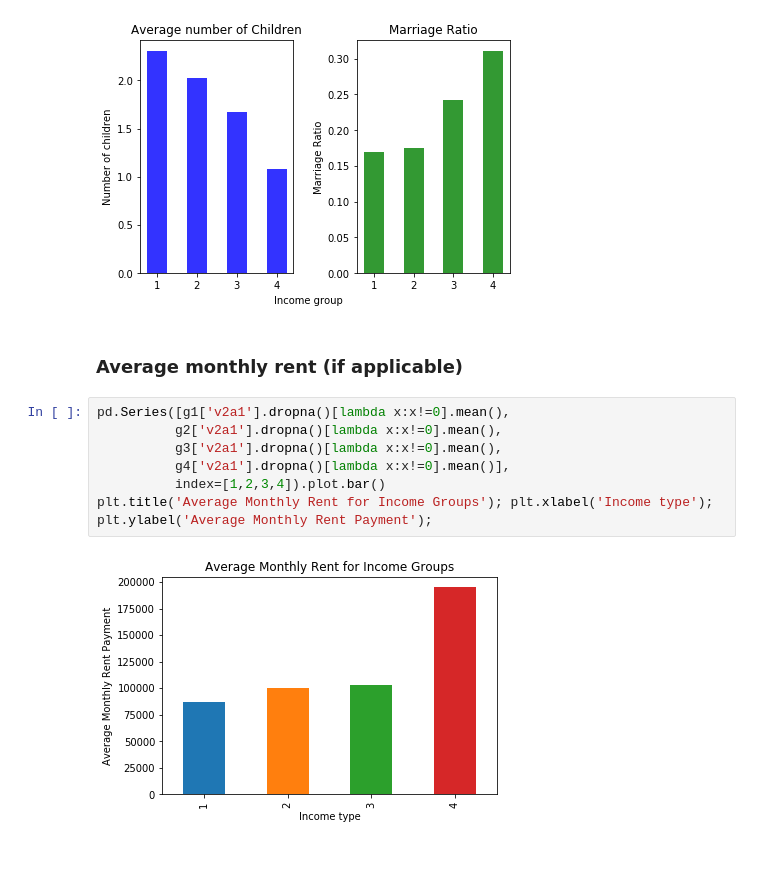
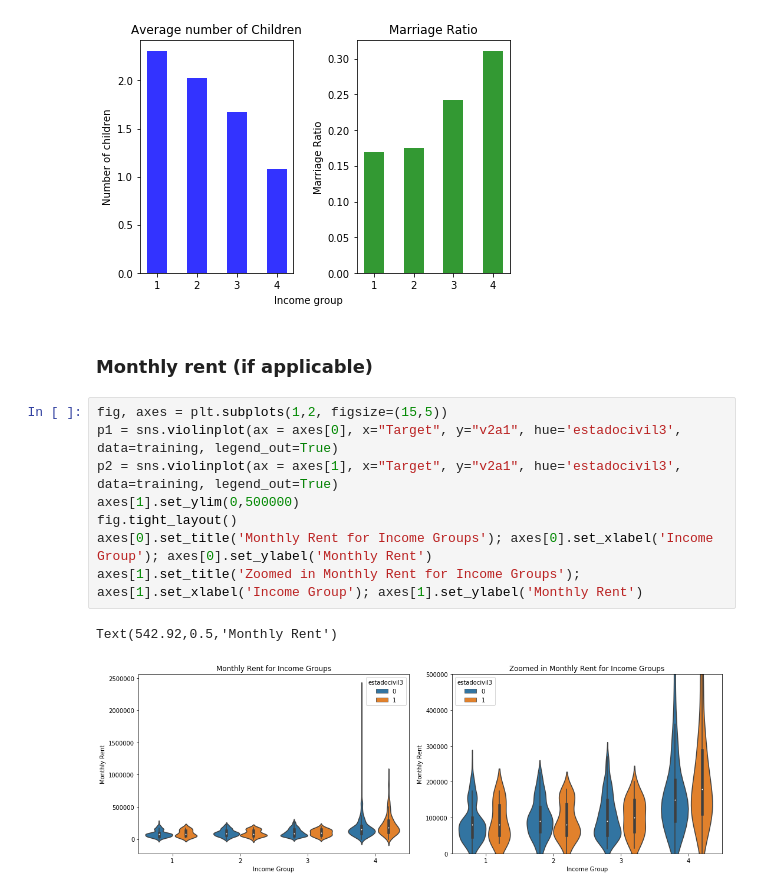
Before and after one commit to zhaomh1998/ece143, a Jupyter notebook: plot1.ipynb, the cells around one changed output. Cells and saved outputs as stored; diff of their text form; blank space fills up the shorter version.

```diff
--- a/plot1.ipynb
+++ b/plot1.ipynb
@@ -111,16 +74,18 @@ fig.tight_layout()
 # %% [output]
 [figure]
 # %% [markdown]
-### Average monthly rent (if applicable)
+### Monthly rent (if applicable)
-# %%
-pd.Series([g1['v2a1'].dropna()[lambda x:x!=0].mean(),
-          g2['v2a1'].dropna()[lambda x:x!=0].mean(),
-          g3['v2a1'].dropna()[lambda x:x!=0].mean(),
-          g4['v2a1'].dropna()[lambda x:x!=0].mean()],
-          index=[1,2,3,4]).plot.bar()
-plt.title('Average Monthly Rent for Income Groups'); plt.xlabel('Income type'); plt.ylabel('Average Monthly Rent Payment');
-# %% [output]
-[figure, removed]
+# %%
+fig, axes = plt.subplots(1,2, figsize=(15,5))
+p1 = sns.violinplot(ax = axes[0], x="Target", y="v2a1", hue='estadocivil3', data=training, legend_out=True)
+p2 = sns.violinplot(ax = axes[1], x="Target", y="v2a1", hue='estadocivil3', data=training, legend_out=True)
+axes[1].set_ylim(0,500000)
+fig.tight_layout()
+axes[0].set_title('Monthly Rent for Income Groups'); axes[0].set_xlabel('Income Group'); axes[0].set_ylabel('Monthly Rent')
+axes[1].set_title('Zoomed in Monthly Rent for Income Groups'); axes[1].set_xlabel('Income Group'); axes[1].set_ylabel('Monthly Rent')
+# %% [output]
+Text(542.92,0.5,'Monthly Rent')
+[figure, added]
 # %%
 # tipovivi1, =1 own and fully paid house
 # tipovivi2, =1 own,  paying in installments
```
Also changed, not shown: parts of 10 cells of this notebook, 3 other files.
